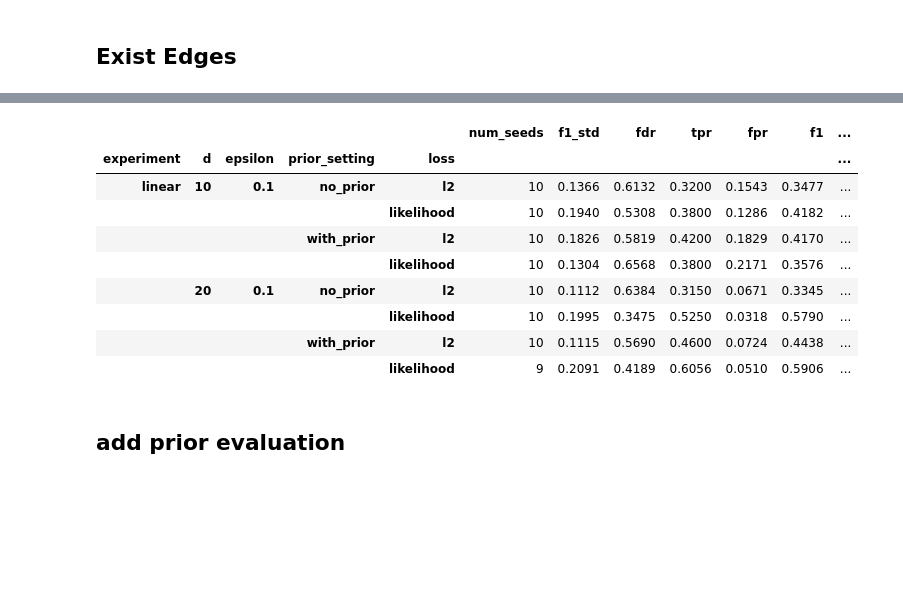
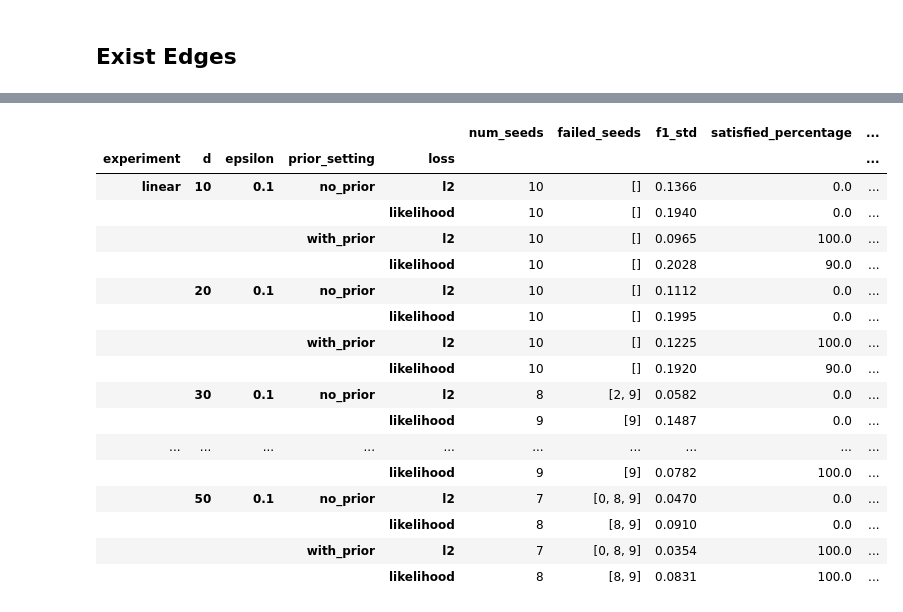
Before and after one commit to yurou-liang/notears, a Jupyter notebook: Analyse.ipynb, the cells around one changed output, grey strips where cells are left out. Drawn from its saved outputs; the diff is of its cells as text; code cells hidden in the pictures; blank space fills up the shorter version.

```diff
--- a/Analyse.ipynb
+++ b/Analyse.ipynb
@@ -98,25 +101,21 @@ summary
 # %%
 # Change these paths if the result directories are elsewhere.
 INPUT_DIRS = {
-    "linear": Path("linear_exist_trek_pairs"),
+    "linear": Path("linear_forbid_edge_pairs"),
     "nonlinear": Path("nonlinear_exist_edge_pairs"),
 }
 
-# Set this to True only if you want old files whose loss type was not saved.
-INCLUDE_LEGACY_UNSPECIFIED = False
 
 ACC_KEYS = {
     "acc_prior_ll": ("with_prior", "likelihood"),
     "acc_prior_l2": ("with_prior", "l2"),
     "acc_no_prior_ll": ("no_prior", "likelihood"),
     "acc_no_prior_l2": ("no_prior", "l2"),
+    "satisfied_percentage_prior_ll": ("with_prior", "likelihood"),
+    "satisfied_percentage_prior_l2": ("with_prior", "l2"),
+    "satisfied_percentage_no_prior_ll": ("no_prior", "likelihood"),
+    "satisfied_percentage_no_prior_l2": ("no_prior", "l2"),
 }
-
-if INCLUDE_LEGACY_UNSPECIFIED:
-    ACC_KEYS.update({
-        "acc_prior": ("with_prior", "unspecified"),
-        "acc_no_prior": ("no_prior", "unspecified"),
-    })
 # %%
 def load_accuracy_rows(input_dirs):
     rows = []
@@ -148,6 +147,10 @@ def load_accuracy_rows(input_dirs):
                     "epsilon": epsilon,
                     "configuration": configuration,
                     "file": path.name,
+                    "satisfied_percentage": result.get(
+                    key.replace("acc_", "satisfied_percentage_", 1),
+                    float("nan"),
+                ),
                 }
                 row.update({
                     score_name: score_value
@@ -174,37 +177,50 @@ Raw per-run accuracy records
 # %%
+expected_seeds = set(range(10))
 metadata_columns = {
     "experiment", "configuration", "prior_setting",
     "loss", "d", "seed", "epsilon", "file",
 }
 score_columns = [
     column for column in accuracy_rows.columns
     if column not in metadata_columns
     and pd.api.types.is_numeric_dtype(accuracy_rows[column])
 ]
-
-# Average runs within each setup; f1_std is sample standard deviation (ddof=1).
 summary = (
     accuracy_rows
     .groupby(
         ["experiment", "d", "epsilon", "prior_setting", "loss"],
         dropna=False,
     )
-    .agg(num_seeds=("seed", "nunique"), f1_std=("f1", "std"), **{
-        score: (score, "mean") for score in score_columns
-    })
+    .agg(
+        num_seeds=("seed", "nunique"),
+        failed_seeds=(
+            "seed",
+            lambda seeds: sorted(
+                expected_seeds - set(seeds.dropna().astype(int))
+            ),
+        ),
+        f1_std=("f1", "std"),
+        **{score: (score, "mean") for score in score_columns},
+    )
     .round(4)
 )
 summary
 # %% [output]
-|  |  |  |  |  | num_seeds | f1_std | fdr | tpr | fpr | f1 | ... |
-| experiment | d | epsilon | prior_setting | loss |  |  |  |  |  |  | ... |
-| linear | 10 | 0.1 | no_prior | l2 | 10 | 0.1366 | 0.6132 | 0.3200 | 0.1543 | 0.3477 | ... |
-|  |  |  |  | likelihood | 10 | 0.1940 | 0.5308 | 0.3800 | 0.1286 | 0.4182 | ... |
-|  |  |  | with_prior | l2 | 10 | 0.1826 | 0.5819 | 0.4200 | 0.1829 | 0.4170 | ... |
-|  |  |  |  | likelihood | 10 | 0.1304 | 0.6568 | 0.3800 | 0.2171 | 0.3576 | ... |
-|  | 20 | 0.1 | no_prior | l2 | 10 | 0.1112 | 0.6384 | 0.3150 | 0.0671 | 0.3345 | ... |
-|  |  |  |  | likelihood | 10 | 0.1995 | 0.3475 | 0.5250 | 0.0318 | 0.5790 | ... |
-|  |  |  | with_prior | l2 | 10 | 0.1115 | 0.5690 | 0.4600 | 0.0724 | 0.4438 | ... |
-|  |  |  |  | likelihood | 9 | 0.2091 | 0.4189 | 0.6056 | 0.0510 | 0.5906 | ... |
+|  |  |  |  |  | num_seeds | failed_seeds | f1_std | satisfied_percentage | ... |
+| experiment | d | epsilon | prior_setting | loss |  |  |  |  | ... |
+| linear | 10 | 0.1 | no_prior | l2 | 10 | [] | 0.1366 | 0.0 | ... |
+|  |  |  |  | likelihood | 10 | [] | 0.1940 | 0.0 | ... |
+|  |  |  | with_prior | l2 | 10 | [] | 0.0965 | 100.0 | ... |
+|  |  |  |  | likelihood | 10 | [] | 0.2028 | 90.0 | ... |
+|  | 20 | 0.1 | no_prior | l2 | 10 | [] | 0.1112 | 0.0 | ... |
+|  |  |  |  | likelihood | 10 | [] | 0.1995 | 0.0 | ... |
+|  |  |  | with_prior | l2 | 10 | [] | 0.1225 | 100.0 | ... |
+|  |  |  |  | likelihood | 10 | [] | 0.1920 | 90.0 | ... |
+|  | 30 | 0.1 | no_prior | l2 | 8 | [2, 9] | 0.0582 | 0.0 | ... |
+|  |  |  |  | likelihood | 9 | [9] | 0.1487 | 0.0 | ... |
+| ... | ... | ... | ... | ... | ... | ... | ... | ... | ... |
+|  |  |  |  | likelihood | 9 | [9] | 0.0782 | 100.0 | ... |
+|  | 50 | 0.1 | no_prior | l2 | 7 | [0, 8, 9] | 0.0470 | 0.0 | ... |
+|  |  |  |  | likelihood | 8 | [8, 9] | 0.0910 | 0.0 | ... |
+|  |  |  | with_prior | l2 | 7 | [0, 8, 9] | 0.0354 | 100.0 | ... |
+|  |  |  |  | likelihood | 8 | [8, 9] | 0.0831 | 100.0 | ... |
-# %% [markdown]
-## add prior evaluation
```
Also changed, not shown: parts of 4 cells of this notebook, 1 other file.
